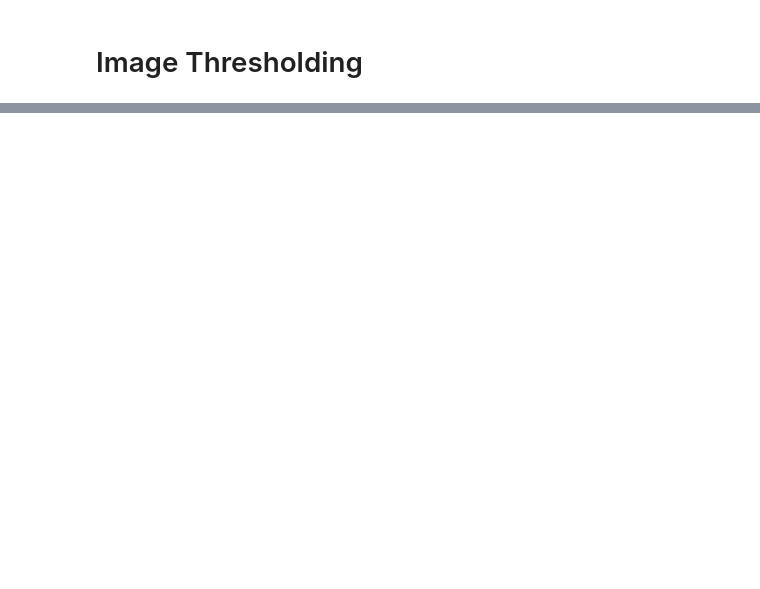
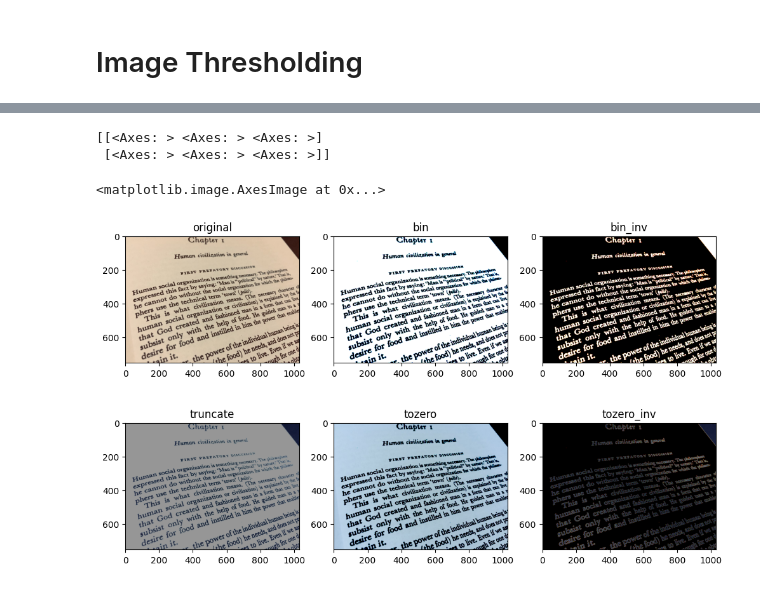
Before and after one commit to Mettikodeva/kombo_cv_training, a Jupyter notebook: 1-image_representation.ipynb, the cells around one changed output, grey strips where cells are left out. Drawn from its saved outputs; the diff is of its cells as text; code cells hidden in the pictures; blank space fills up the shorter version.

```diff
--- a/1-image_representation.ipynb
+++ b/1-image_representation.ipynb
@@ -71,0 +92,20 @@ plt.imshow(img_text, cmap='gray')
+# %%
+fig, ax = plt.subplots(2,3, figsize=(12, 7))
+print(ax)
+ax[0,0].set_title("original")
+ax[0,0].imshow(cv.cvtColor(img_text, cv.COLOR_BGR2RGB))
+ax[0,1].set_title("bin")
+ax[0,1].imshow(img_bin, cmap="gray")
+ax[0,2].set_title("bin_inv")
+ax[0,2].imshow(img_bin_inv, cmap="gray")
+ax[1,0].set_title("truncate")
+ax[1,0].imshow(img_trunc, cmap="gray")
+ax[1,1].set_title("tozero")
+ax[1,1].imshow(img_tozero, cmap="gray")
+ax[1,2].set_title("tozero_inv")
+ax[1,2].imshow(img_tozero_inv, cmap="gray")
+# %% [output]
+[[<Axes: > <Axes: > <Axes: >]
+ [<Axes: > <Axes: > <Axes: >]]
+<matplotlib.image.AxesImage at 0x...>
+[figure, added]
```
Also changed, not shown: parts of 8 cells of this notebook.
